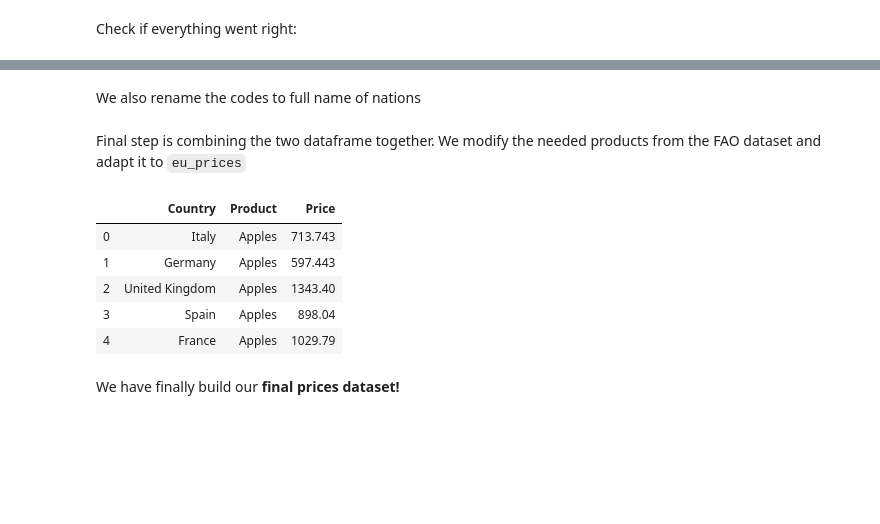
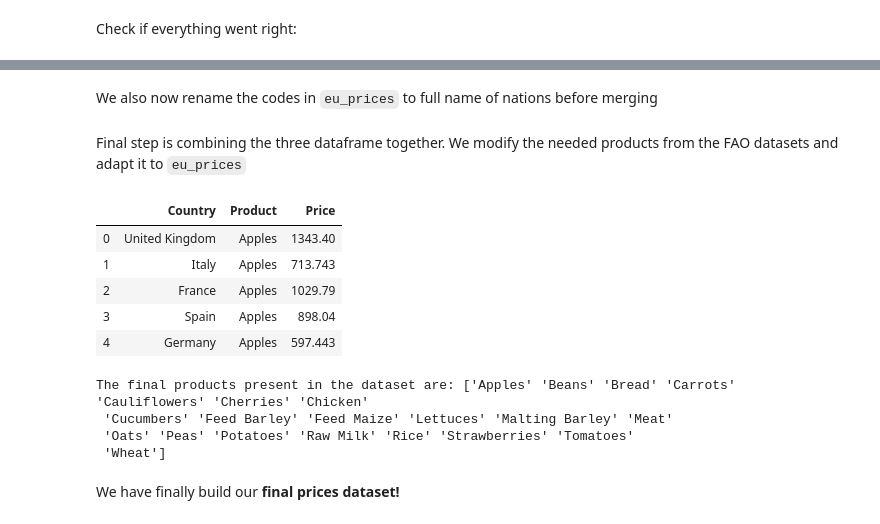
Before and after one commit to manuleo/mADAm-2019, a Jupyter notebook: Diet2_Manuel.ipynb, the cells around one changed output, grey strips where cells are left out. Drawn from its saved outputs; the diff is of its cells as text; code cells hidden in the pictures; blank space fills up the shorter version.

```diff
--- a/Diet2_Manuel.ipynb
+++ b/Diet2_Manuel.ipynb
@@ -391,0 +424,3 @@ plt.ylabel("Products");
+# %%
+fao_vegetables_prc = fao_vegetables_prc[~(fao_vegetables_prc.Item.isin(["Carrots and turnips", "Lettuce and chicory"]))]
+possible_products_veg = possible_products_veg[~(possible_products_veg.isin(["Carrots and turnips", "Lettuce and chicory"]))]
@@ -391,0 +481,8 @@ plt.ylabel("Products");
+# %%
+#prices are in Eur/100 kg, we need usd/tonnes
+cucumbers = pd.DataFrame(np.array([["Italy", "Cucumbers and gherkins", 68.00*1.10*10]]), columns=["Area", "Item", "Value"])
+cauliflowers = pd.DataFrame(np.array([["Italy", "Cauliflowers and broccoli", 62.71*1.10*10]]), columns=["Area", "Item", "Value"])
+
+
+fao_vegetables_prc = fao_vegetables_prc.append(cucumbers)
+fao_vegetables_prc = fao_vegetables_prc.append(cauliflowers).reset_index(drop=True)
@@ -391,0 +492,8 @@ plt.ylabel("Products");
+# %%
+#prices are in Eur/100 kg, we need usd/tonnes
+peas = pd.DataFrame(np.array([["Italy", "Peas, green", 120.33*1.10*10]]), columns=["Area", "Item", "Value"])
+beans = pd.DataFrame(np.array([["Italy", "Beans, green", 175.56*1.10*10]]), columns=["Area", "Item", "Value"])
+
+
+fao_vegetables_prc = fao_vegetables_prc.append(peas)
+fao_vegetables_prc = fao_vegetables_prc.append(beans).reset_index(drop=True)
@@ -391,0 +502,2 @@ plt.ylabel("Products");
+# %%
+fao_vegetables_prc = fao_vegetables_prc[~(fao_vegetables_prc.Item.isin(["Cabbages and other brassicas", "Mushrooms and truffles"]))]
@@ -392,10 +513,10 @@ plt.ylabel("Products");
 # %% [markdown]
-We also rename the codes to full name of nations
+We also now rename the codes in  `eu_prices` to full name of nations before merging
 # %%
 dict_country = dict(zip(best_countries_code, best_countries))
 eu_prices = eu_prices.replace({"Country":dict_country})
 # %% [markdown]
-Final step is combining the two dataframe together. We modify the needed products from the FAO dataset and adapt it to `eu_prices`
+Final step is combining the three dataframe together. We modify the needed products from the FAO datasets and adapt it to `eu_prices`
 # %%
 counts_fao = fao_prices.Item.value_counts()
 fao_products = counts_fao[counts_fao == len(best_countries)].index
@@ -406,16 +527,26 @@ eu_prices.drop(columns="Category", inplace=True)
 # %%
 fao_prices = fao_prices.replace({"Item":{"Rice, paddy": "Rice", "Meat, cattle": "Meat"}})
 fao_prices = fao_prices[["Area", "Item", "Value"]]
 fao_prices = fao_prices.rename(columns={"Item": "Product", "Area":"Country", "Value":"Price"})
-prices = eu_prices.append(fao_prices).sort_values(by="Product").reset_index(drop=True)
+fao_vegetables_prc = fao_vegetables_prc.replace({"Item":{"Cauliflowers and broccoli": "Cauliflowers", "Peas, green": "Peas", "Beans, green": "Beans", "Cucumbers and gherkins": "Cucumbers"}})
+fao_vegetables_prc = fao_vegetables_prc[["Area", "Item", "Value"]]
+fao_vegetables_prc = fao_vegetables_prc.rename(columns={"Item": "Product", "Area":"Country", "Value":"Price"})
+prices = eu_prices.append(fao_prices).append(fao_vegetables_prc).sort_values(by="Product").reset_index(drop=True)
 prices.head()
 # %% [output]
 |  | Country | Product | Price |
-| 0 | Italy | Apples | 713.743 |
-| 1 | Germany | Apples | 597.443 |
-| 2 | United Kingdom | Apples | 1343.40 |
+| 0 | United Kingdom | Apples | 1343.40 |
+| 1 | Italy | Apples | 713.743 |
+| 2 | France | Apples | 1029.79 |
 | 3 | Spain | Apples | 898.04 |
-| 4 | France | Apples | 1029.79 |
+| 4 | Germany | Apples | 597.443 |
+# %%
+print("The final products present in the dataset are: {}".format(prices.Product.unique()))
+# %% [output]
+The final products present in the dataset are: ['Apples' 'Beans' 'Bread' 'Carrots' 'Cauliflowers' 'Cherries' 'Chicken'
+ 'Cucumbers' 'Feed Barley' 'Feed Maize' 'Lettuces' 'Malting Barley' 'Meat'
+ 'Oats' 'Peas' 'Potatoes' 'Raw Milk' 'Rice' 'Strawberries' 'Tomatoes'
+ 'Wheat']
 # %% [markdown]
 We have finally build our **final prices dataset!**
 # %% [markdown]
```
Also changed, not shown: parts of 64 cells of this notebook.
